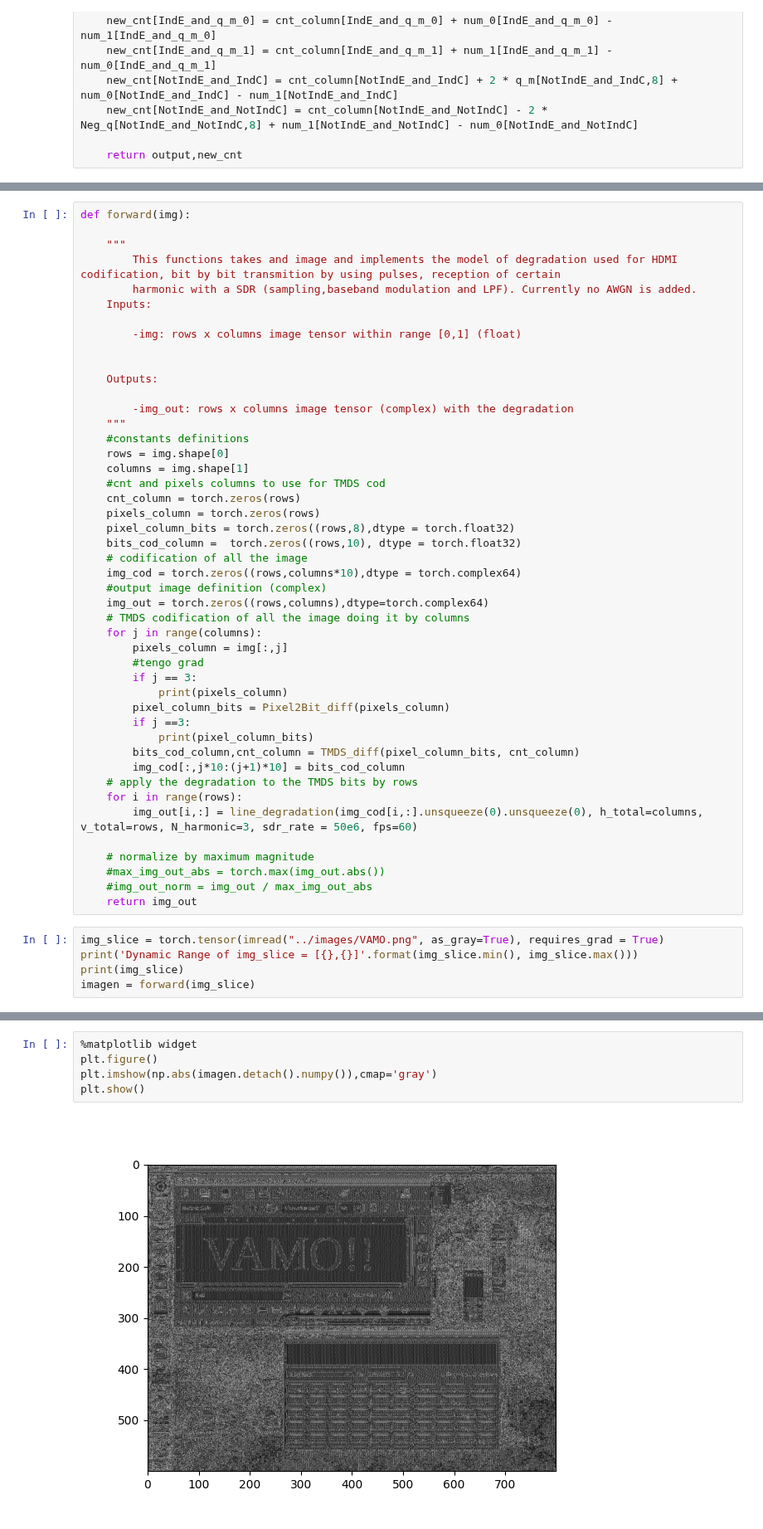
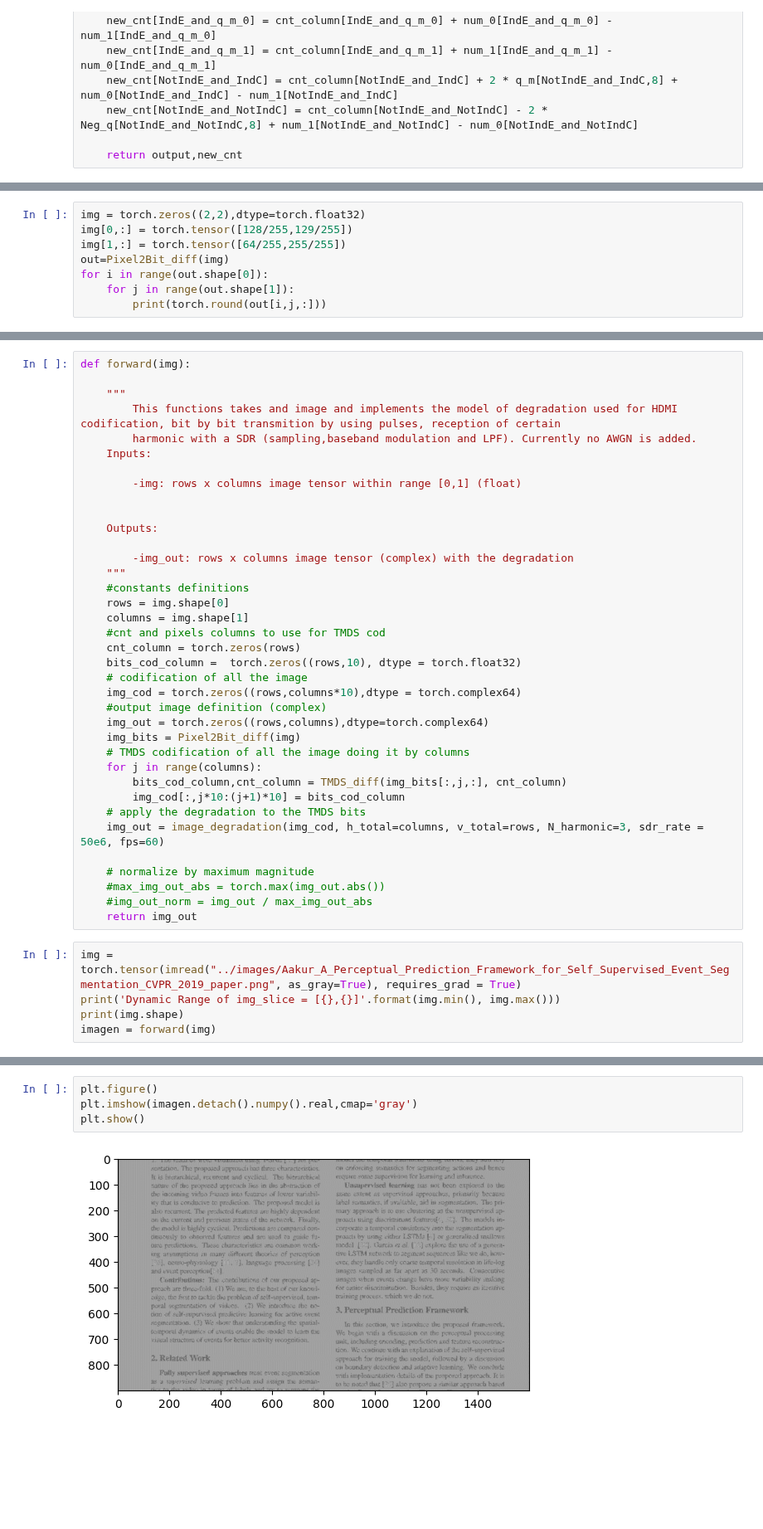
Before and after one commit to emidan19/deep-tempest, a Jupyter notebook: python_scripts/Plug&Play/forward/DiffFunc.ipynb, the cells around one changed output, grey strips where cells are left out. Shown at 83% size. Cells and saved outputs as stored; diff of their text form; blank space fills up the shorter version.

Commit message:
Forward optimizado: abinario los pixels de una

```diff
--- a/python_scripts/Plug&Play/forward/DiffFunc.ipynb
+++ b/python_scripts/Plug&Play/forward/DiffFunc.ipynb
@@ -166 +169,9 @@ def Pixel2Bit_diff(pixel_unit):
     return output
+# %%
+img = torch.zeros((2,2),dtype=torch.float32)
+img[0,:] = torch.tensor([128/255,129/255])
+img[1,:] = torch.tensor([64/255,255/255])
+out=Pixel2Bit_diff(img)
+for i in range(out.shape[0]):
+    for j in range(out.shape[1]):
+        print(torch.round(out[i,j,:]))
@@ -252,36 +261,27 @@ def forward(img):
     columns = img.shape[1]
     #cnt and pixels columns to use for TMDS cod
     cnt_column = torch.zeros(rows)
-    pixels_column = torch.zeros(rows)
-    pixel_column_bits = torch.zeros((rows,8),dtype = torch.float32)
     bits_cod_column =  torch.zeros((rows,10), dtype = torch.float32)
     # codification of all the image
     img_cod = torch.zeros((rows,columns*10),dtype = torch.complex64)
     #output image definition (complex)
     img_out = torch.zeros((rows,columns),dtype=torch.complex64)
+    img_bits = Pixel2Bit_diff(img)
     # TMDS codification of all the image doing it by columns
     for j in range(columns):
-        pixels_column = img[:,j]
-        #tengo grad
-        if j == 3:
-            print(pixels_column)
-        pixel_column_bits = Pixel2Bit_diff(pixels_column)
-        if j ==3:
-            print(pixel_column_bits)
-        bits_cod_column,cnt_column = TMDS_diff(pixel_column_bits, cnt_column)
+        bits_cod_column,cnt_column = TMDS_diff(img_bits[:,j,:], cnt_column)
         img_cod[:,j*10:(j+1)*10] = bits_cod_column
-    # apply the degradation to the TMDS bits by rows
-    for i in range(rows):
-        img_out[i,:] = line_degradation(img_cod[i,:].unsqueeze(0).unsqueeze(0), h_total=columns, v_total=rows, N_harmonic=3, sdr_rate = 50e6, fps=60)
+    # apply the degradation to the TMDS bits
+    img_out = image_degradation(img_cod, h_total=columns, v_total=rows, N_harmonic=3, sdr_rate = 50e6, fps=60)
 
     # normalize by maximum magnitude
     #max_img_out_abs = torch.max(img_out.abs())
     #img_out_norm = img_out / max_img_out_abs
     return img_out
 # %%
-img_slice = torch.tensor(imread("../images/VAMO.png", as_gray=True), requires_grad = True)
-print('Dynamic Range of img_slice = [{},{}]'.format(img_slice.min(), img_slice.max()))
-print(img_slice)
-imagen = forward(img_slice)
+img = torch.tensor(imread("../images/Aakur_A_Perceptual_Prediction_Framework_for_Self_Supervised_Event_Segmentation_CVPR_2019_paper.png", as_gray=True), requires_grad = True)
+print('Dynamic Range of img_slice = [{},{}]'.format(img.min(), img.max()))
+print(img.shape)
+imagen = forward(img)
 # %% [output]
 Dynamic Range of img_slice = [0.0,1.0]
@@ -304,10 +289,9 @@ tensor([0.3706, 0.3473, 0.3395, 0.3319, 0.3280, 0.3201, 0.3162, 0.3126, 0.3061,
 # %%
-%matplotlib widget
 plt.figure()
-plt.imshow(np.abs(imagen.detach().numpy()),cmap='gray')
+plt.imshow(imagen.detach().numpy().real,cmap='gray')
 plt.show()
 # %% [output]
-[figure, old version]
+[figure, new version]
 # %%
 def uint8_to_binarray(integer):
   """Convert integer into fixed-length 8-bit binary array. LSB in [0].
```
Also changed, not shown: parts of 7 cells of this notebook.
